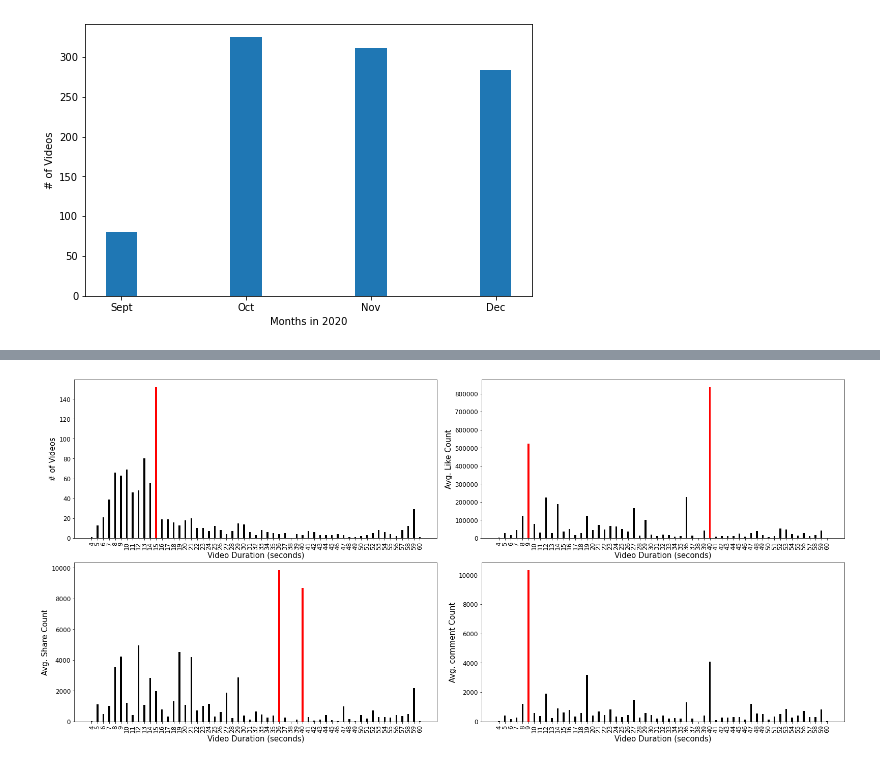
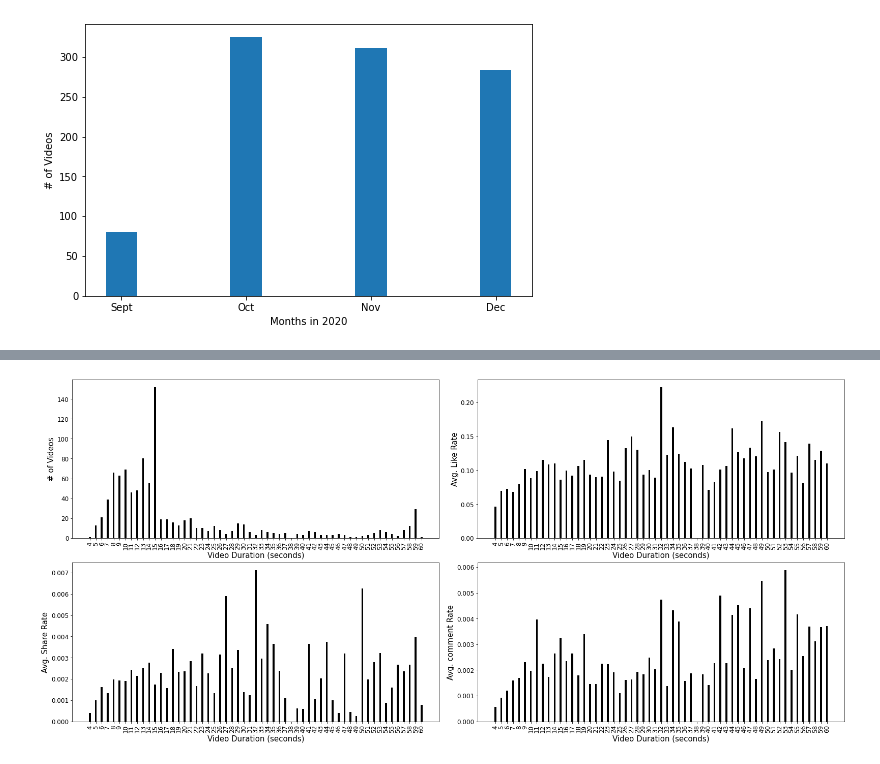
Before and after one commit to ba-group-projects/tiktok-popularity-eda, a Jupyter notebook: mattheus_smm635_mtp_eda.ipynb, the cells around one changed output, grey strips where cells are left out. Saved outputs shown, nothing was run; the diff lists cells and outputs as text; code cells hidden in the pictures.

```diff
--- a/mattheus_smm635_mtp_eda.ipynb
+++ b/mattheus_smm635_mtp_eda.ipynb
@@ -130,4 +126,14 @@ avg_df.head()
 # %%
+count_df = df_clean[['videoMeta.duration']].groupby(df_clean["videoMeta.duration"]).count()#.sort_values(by='videoMeta.duration',axis=1)#.plot(kind="bar", legend=False)
+count_df = count_df.rename(columns={"videoMeta.duration": "count"})
+count_df = count_df.reset_index()
+
+avg_df = df_clean[['videoMeta.duration','likeRate','shareRate','commentRate']]
+avg_df = avg_df.groupby(['videoMeta.duration'],as_index=False).agg([np.mean]).reset_index()
+avg_df.columns = avg_df.columns.droplevel(-1)
+# avg_df.sort_values(by='likeCount',ascending=False).head(3).T
+# avg_df.head()
+
 fig = plt.figure(figsize=(22,10),constrained_layout=True)
 bar_width = 0.3
 
@@ -142,50 +148,50 @@ ax1.set_xlabel('Video Duration (seconds)', fontdict={'fontsize': 15})
 ax1.set_ylabel('# of Videos', fontdict={'fontsize': 15})
 ax1.tick_params(axis='both', which='major', labelsize=12)
 
-ax1.bar([15], count_df[count_df['videoMeta.duration'] == 15]['count'].iloc[0], color='r', width=bar_width)
+# ax1.bar([15], count_df[count_df['videoMeta.duration'] == 15]['count'].iloc[0], color='r', width=bar_width)
 
 ax2 = fig.add_subplot(222)
 x = avg_df['videoMeta.duration']
-y = avg_df['likeCount']
+y = avg_df['likeRate']
 
 ax2.bar(x,y,color='k', width=bar_width)
 ax2.set_xticks(np.arange(min(x), max(x)+1, 1))
 ax2.set_xticklabels(ax2.get_xticks(),rotation=90)
 ax2.set_xlabel('Video Duration (seconds)', fontdict={'fontsize': 15})
-ax2.set_ylabel('Avg. Like Count', fontdict={'fontsize': 15})
+ax2.set_ylabel('Avg. Like Rate', fontdict={'fontsize': 15})
 ax2.tick_params(axis='both', which='major', labelsize=12)
 
-target = [9,40]
-ax2.bar(target, avg_df[avg_df['videoMeta.duration'].isin(target)]['likeCount'], color='r', width=bar_width)
+# target = [9,40]
+# ax2.bar(target, avg_df[avg_df['videoMeta.duration'].isin(target)]['likeRate'], color='r', width=bar_width)
 
 ax3 = fig.add_subplot(223)
 x = avg_df['videoMeta.duration']
-y = avg_df['shareCount']
+y = avg_df['shareRate']
 
 ax3.bar(x,y,color='k', width=bar_width)
 ax3.set_xticks(np.arange(min(x), max(x)+1, 1))
 ax3.set_xticklabels(ax3.get_xticks(),rotation=90)
 ax3.set_xlabel('Video Duration (seconds)', fontdict={'fontsize': 15})
-ax3.set_ylabel('Avg. Share Count', fontdict={'fontsize': 15})
+ax3.set_ylabel('Avg. Share Rate', fontdict={'fontsize': 15})
 ax3.tick_params(axis='both', which='major', labelsize=12)
 
-target = [36,40]
-ax3.bar(target, avg_df[avg_df['videoMeta.duration'].isin(target)]['shareCount'], color='r', width=bar_width)
+# target = [36,40]
+# ax3.bar(target, avg_df[avg_df['videoMeta.duration'].isin(target)]['shareRate'], color='r', width=bar_width)
 
 ax4 = fig.add_subplot(224)
 x = avg_df['videoMeta.duration']
-y = avg_df['commentCount']
+y = avg_df['commentRate']
 
 ax4.bar(x,y,color='k', width=bar_width)
 ax4.set_xticks(np.arange(min(x), max(x)+1, 1))
 ax4.set_xticklabels(ax4.get_xticks(),rotation=90)
 ax4.set_xlabel('Video Duration (seconds)', fontdict={'fontsize': 15})
-ax4.set_ylabel('Avg. comment Count', fontdict={'fontsize': 15})
+ax4.set_ylabel('Avg. comment Rate', fontdict={'fontsize': 15})
 ax4.tick_params(axis='both', which='major', labelsize=12)
 
-target = [9]
-ax4.bar(target, avg_df[avg_df['videoMeta.duration'].isin(target)]['commentCount'], color='r', width=bar_width)
+# target = [9]
+# ax4.bar(target, avg_df[avg_df['videoMeta.duration'].isin(target)]['commentRate'], color='r', width=bar_width)
 
 plt.show()
 # %% [output]
-[figure, old version]
+[figure, new version]
```
Also changed, not shown: parts of 7 cells of this notebook.
